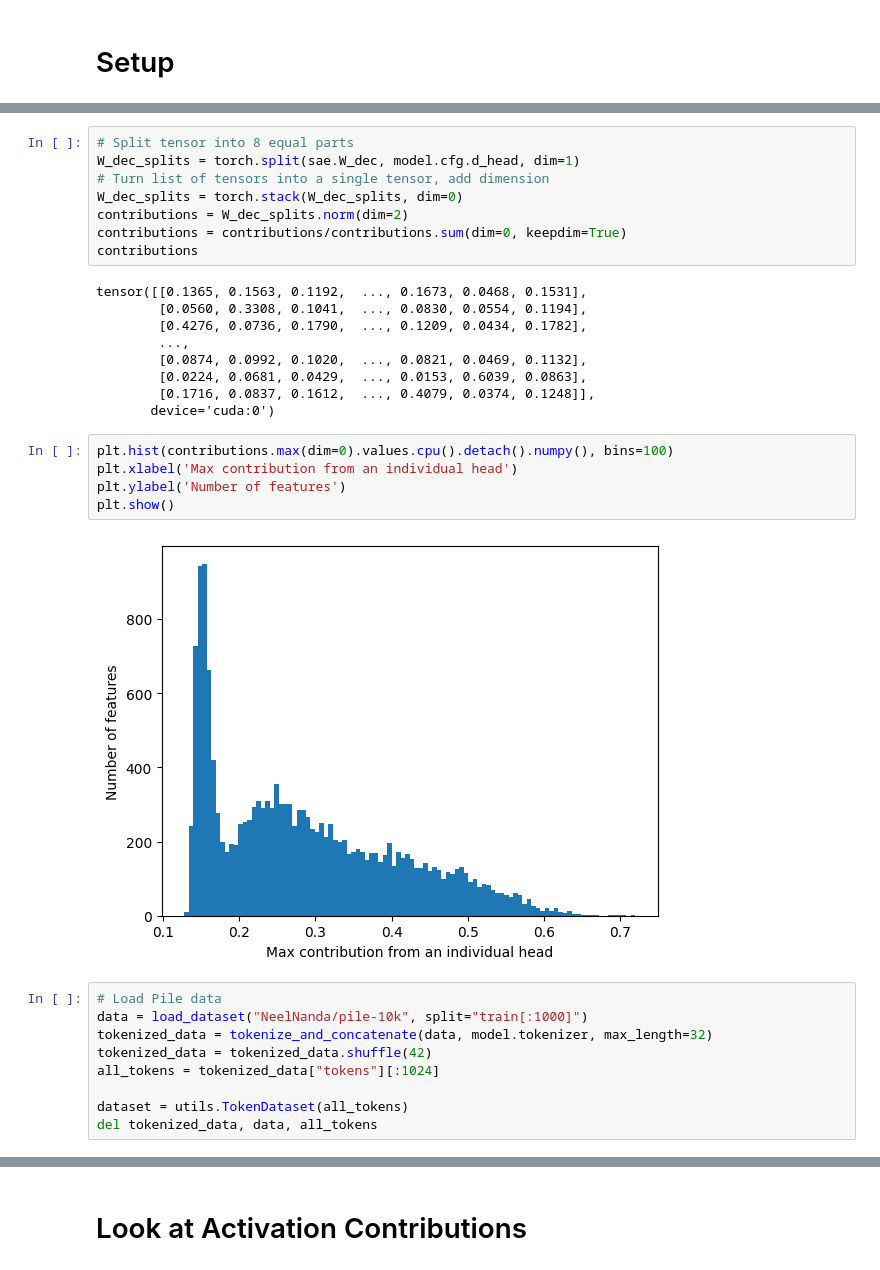
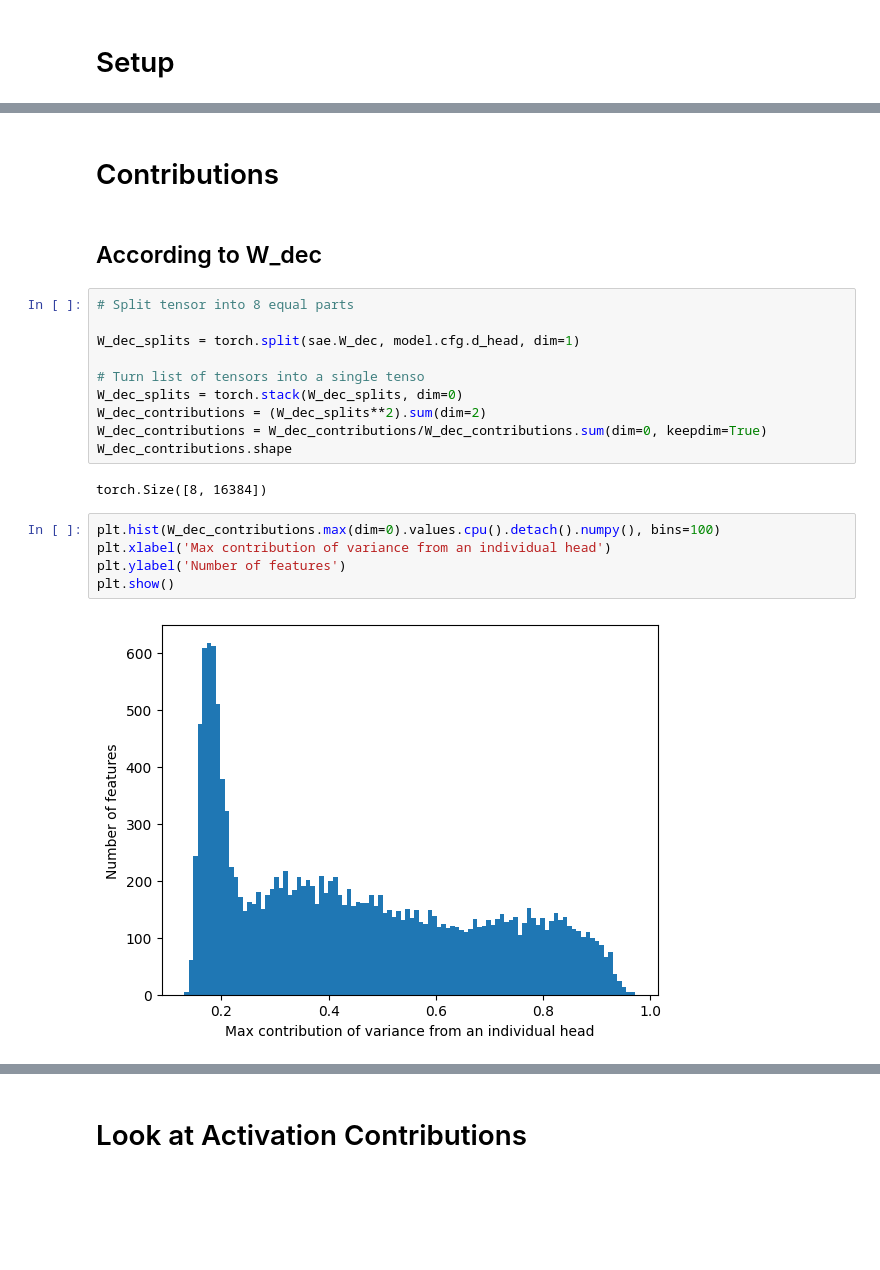
Before and after one commit to briannachrisman/MATS-2024, a Jupyter notebook: feature_distributions.ipynb, the cells around one changed output, grey strips where cells are left out. Saved outputs shown, nothing was run; the diff lists cells and outputs as text; blank space fills up the shorter version.

```diff
--- a/feature_distributions.ipynb
+++ b/feature_distributions.ipynb
@@ -77,36 +86,26 @@ model = HookedTransformer.from_pretrained("gelu-2l").to(device)
  'wandb_project_name': 'concat-z-gelu-21-l1-lr-sweep-3'}
 Loaded pretrained model gelu-2l into HookedTransformer
 Moving model to device:  cuda
+# %% [markdown]
+# Contributions
+# %% [markdown]
+## According to W_dec
 # %%
 # Split tensor into 8 equal parts
+
 W_dec_splits = torch.split(sae.W_dec, model.cfg.d_head, dim=1)
-# Turn list of tensors into a single tensor, add dimension
+
+# Turn list of tensors into a single tenso
 W_dec_splits = torch.stack(W_dec_splits, dim=0)
-contributions = W_dec_splits.norm(dim=2)
-contributions = contributions/contributions.sum(dim=0, keepdim=True)
-contributions
+W_dec_contributions = (W_dec_splits**2).sum(dim=2)
+W_dec_contributions = W_dec_contributions/W_dec_contributions.sum(dim=0, keepdim=True)
+W_dec_contributions.shape
 # %% [output]
-tensor([[0.1365, 0.1563, 0.1192,  ..., 0.1673, 0.0468, 0.1531],
-        [0.0560, 0.3308, 0.1041,  ..., 0.0830, 0.0554, 0.1194],
-        [0.4276, 0.0736, 0.1790,  ..., 0.1209, 0.0434, 0.1782],
-        ...,
-        [0.0874, 0.0992, 0.1020,  ..., 0.0821, 0.0469, 0.1132],
-        [0.0224, 0.0681, 0.0429,  ..., 0.0153, 0.6039, 0.0863],
-        [0.1716, 0.0837, 0.1612,  ..., 0.4079, 0.0374, 0.1248]],
-       device='cuda:0')
+torch.Size([8, 16384])
 # %%
-plt.hist(contributions.max(dim=0).values.cpu().detach().numpy(), bins=100)
-plt.xlabel('Max contribution from an individual head')
+plt.hist(W_dec_contributions.max(dim=0).values.cpu().detach().numpy(), bins=100)
+plt.xlabel('Max contribution of variance from an individual head')
 plt.ylabel('Number of features')
 plt.show()
 # %% [output]
-[figure, old version]
+[figure, new version]
-# %%
-# Load Pile data
-data = load_dataset("NeelNanda/pile-10k", split="train[:1000]")
-tokenized_data = tokenize_and_concatenate(data, model.tokenizer, max_length=32)
-tokenized_data = tokenized_data.shuffle(42)
-all_tokens = tokenized_data["tokens"][:1024]
-
-dataset = utils.TokenDataset(all_tokens)
-del tokenized_data, data, all_tokens
```
Also changed, not shown: parts of 55 cells of this notebook, 28 other files.
